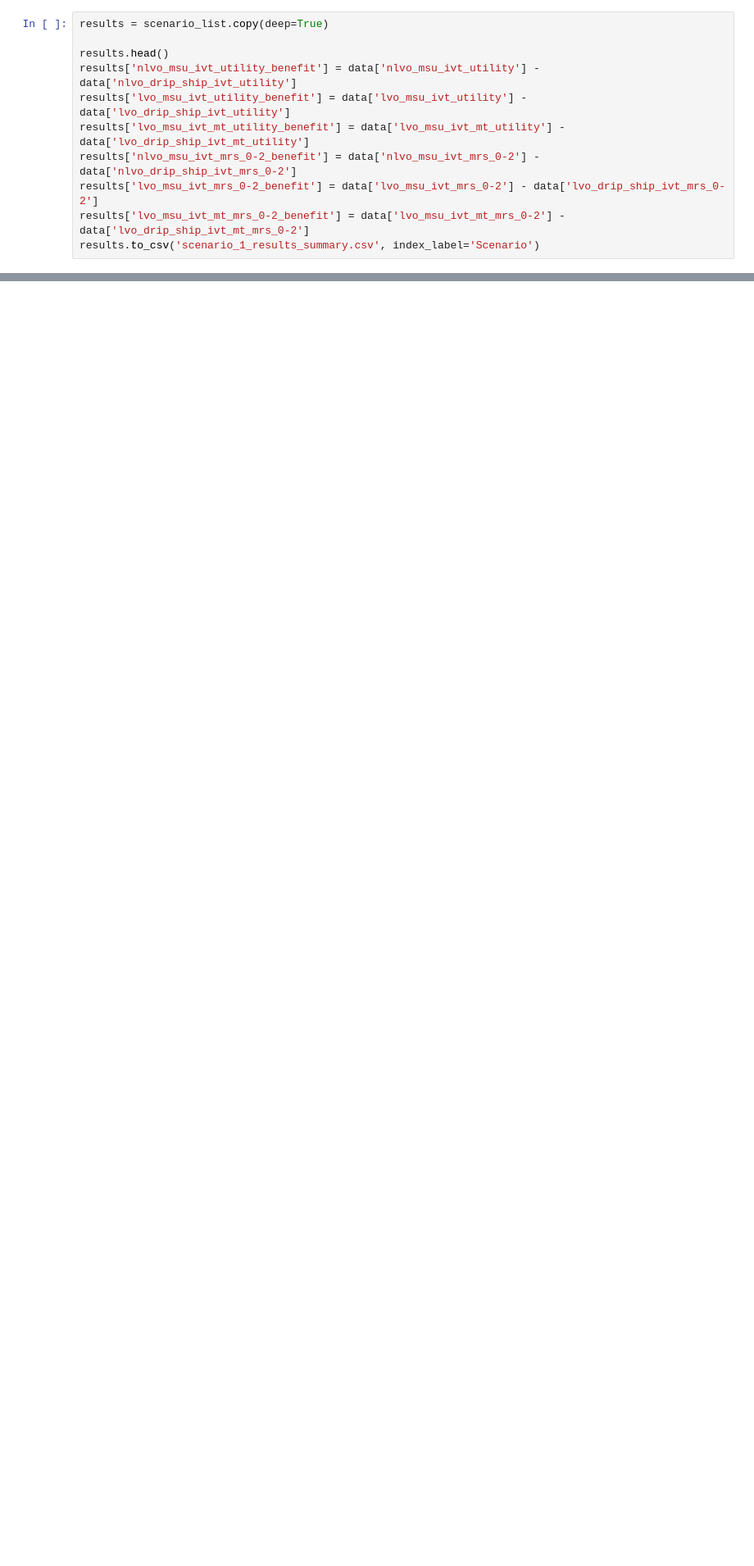
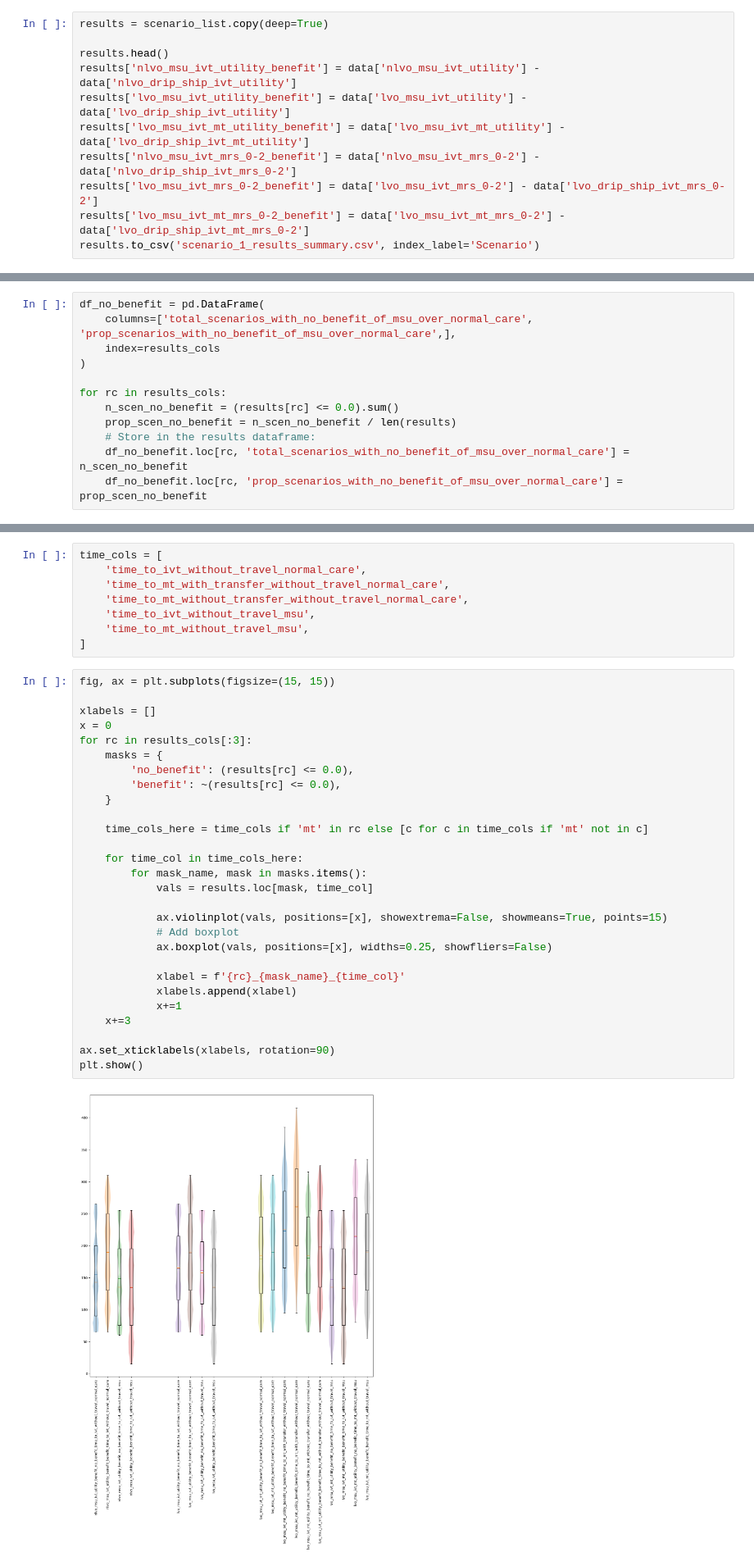
Before and after one commit to stroke-modelling/muster2, a Jupyter notebook: scenario_analysis/scenario_1_analysis.ipynb, the cells around one changed output, grey strips where cells are left out. Shown at 82% size. Drawn from its saved outputs; the diff is of its cells as text; blank space fills up the shorter version.

Commit message:
Check number of scenarios where MSU disbenefits

```diff
--- a/scenario_analysis/scenario_1_analysis.ipynb
+++ b/scenario_analysis/scenario_1_analysis.ipynb
@@ -112,0 +115,12 @@ plt.show()
+# %%
+df_no_benefit = pd.DataFrame(
+    columns=['total_scenarios_with_no_benefit_of_msu_over_normal_care', 'prop_scenarios_with_no_benefit_of_msu_over_normal_care',],
+    index=results_cols
+)
+
+for rc in results_cols:
+    n_scen_no_benefit = (results[rc] <= 0.0).sum()
+    prop_scen_no_benefit = n_scen_no_benefit / len(results)
+    # Store in the results dataframe:
+    df_no_benefit.loc[rc, 'total_scenarios_with_no_benefit_of_msu_over_normal_care'] = n_scen_no_benefit
+    df_no_benefit.loc[rc, 'prop_scenarios_with_no_benefit_of_msu_over_normal_care'] = prop_scen_no_benefit
@@ -112,0 +195,38 @@ plt.show()
+# %%
+time_cols = [
+    'time_to_ivt_without_travel_normal_care',
+    'time_to_mt_with_transfer_without_travel_normal_care',
+    'time_to_mt_without_transfer_without_travel_normal_care',
+    'time_to_ivt_without_travel_msu',
+    'time_to_mt_without_travel_msu',
+]
+# %%
+fig, ax = plt.subplots(figsize=(15, 15))
+
+xlabels = []
+x = 0
+for rc in results_cols[:3]:
+    masks = {
+        'no_benefit': (results[rc] <= 0.0),
+        'benefit': ~(results[rc] <= 0.0),
+    }
+
+    time_cols_here = time_cols if 'mt' in rc else [c for c in time_cols if 'mt' not in c]
+
+    for time_col in time_cols_here:
+        for mask_name, mask in masks.items():
+            vals = results.loc[mask, time_col]
+
+            ax.violinplot(vals, positions=[x], showextrema=False, showmeans=True, points=15)
+            # Add boxplot
+            ax.boxplot(vals, positions=[x], widths=0.25, showfliers=False)
+
+            xlabel = f'{rc}_{mask_name}_{time_col}'
+            xlabels.append(xlabel)
+            x+=1
+    x+=3
+
+ax.set_xticklabels(xlabels, rotation=90)
+plt.show()
+# %% [output]
+[figure, added]
```
Also changed, not shown: parts of 7 cells of this notebook, 1 other file.
